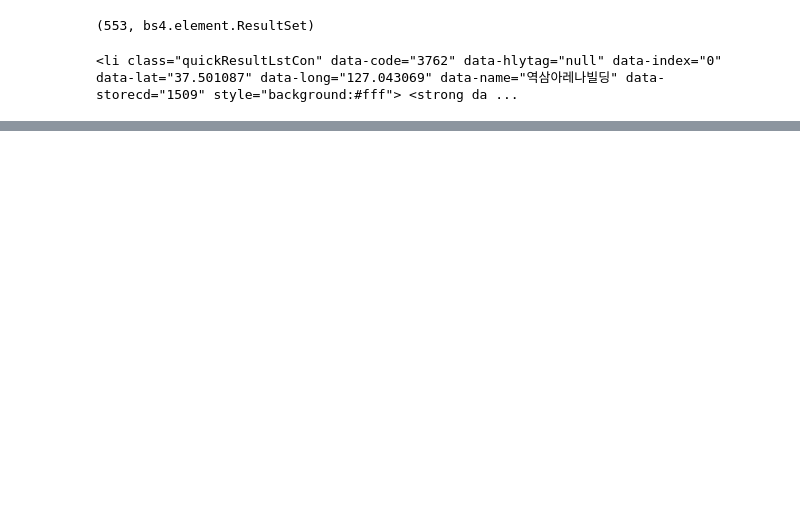
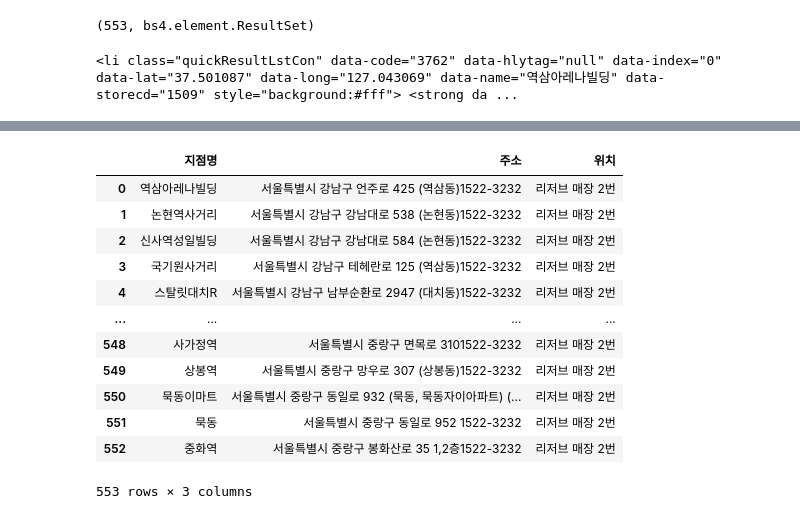
Before and after one commit to ginttone/multi_webscraping, a Jupyter notebook: 3_starbucks_location.ipynb, the cells around one changed output, grey strips where cells are left out. Cells and saved outputs as stored; diff of their text form; code cells hidden in the pictures; blank space fills up the shorter version.

```diff
--- a/3_starbucks_location.ipynb
+++ b/3_starbucks_location.ipynb
@@ -30,0 +43,3 @@ starbucks[0]
+# %%
+name=starbucks[0].select('strong')[0].text.strip()
+len(name),type(name)
@@ -30,0 +48,3 @@ starbucks[0]
+# %%
+add=starbucks[0].select('p.result_details')[0].text.strip()
+len(add),type(add)
@@ -30,0 +53,3 @@ starbucks[0]
+# %%
+button=starbucks[0].select('i')[0].text.strip()
+len(button),type(button)
@@ -30,0 +58,9 @@ starbucks[0]
+# %%
+contents=[]
+for tag in starbucks:
+    name=tag.select('strong')[0].text.strip()
+    add=tag.select('p.result_details')[0].text.strip()
+    button=tag.select('i')[0].text.strip()
+    result=[name,add,button]
+    contents.append(result)
+contents
@@ -30,0 +87,17 @@ starbucks[0]
+# %%
+pd=pd.DataFrame(contents,columns=['지점명','주소','위치'])
+pd
+# %% [output]
+|  | 지점명 | 주소 | 위치 |
+| 0 | 역삼아레나빌딩 | 서울특별시 강남구 언주로 425 (역삼동)1522-3232 | 리저브 매장 2번 |
+| 1 | 논현역사거리 | 서울특별시 강남구 강남대로 538 (논현동)1522-3232 | 리저브 매장 2번 |
+| 2 | 신사역성일빌딩 | 서울특별시 강남구 강남대로 584 (논현동)1522-3232 | 리저브 매장 2번 |
+| 3 | 국기원사거리 | 서울특별시 강남구 테헤란로 125 (역삼동)1522-3232 | 리저브 매장 2번 |
+| 4 | 스탈릿대치R | 서울특별시 강남구 남부순환로 2947 (대치동)1522-3232 | 리저브 매장 2번 |
+| ... | ... | ... | ... |
+| 548 | 사가정역 | 서울특별시 중랑구 면목로 3101522-3232 | 리저브 매장 2번 |
+| 549 | 상봉역 | 서울특별시 중랑구 망우로 307 (상봉동)1522-3232 | 리저브 매장 2번 |
+| 550 | 묵동이마트 | 서울특별시 중랑구 동일로 932 (묵동, 묵동자이아파트) (... | 리저브 매장 2번 |
+| 551 | 묵동 | 서울특별시 중랑구 동일로 952 1522-3232 | 리저브 매장 2번 |
+| 552 | 중화역 | 서울특별시 중랑구 봉화산로 35 1,2층1522-3232 | 리저브 매장 2번 |
+553 rows × 3 columns
```
Also changed, not shown: parts of 10 cells of this notebook, 3 other files.
